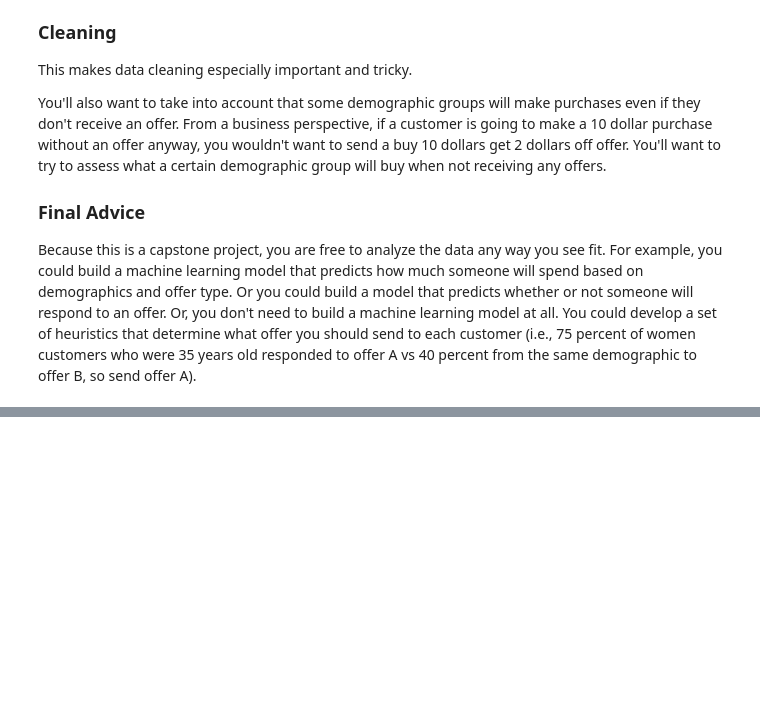
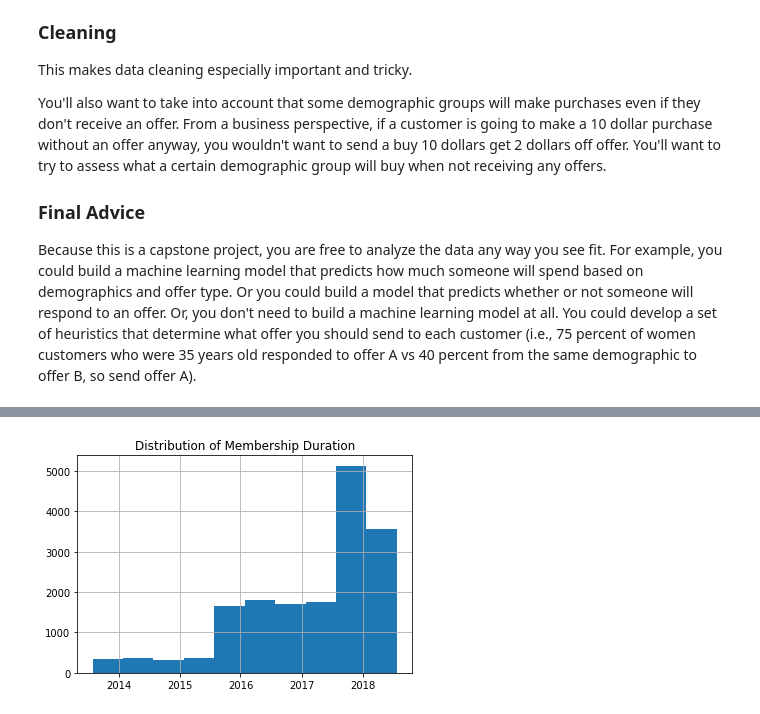
Before and after one commit to k-bosko/Starbucks_rewards, a Jupyter notebook: Starbucks_Capstone_notebook.ipynb, the cells around one changed output, grey strips where cells are left out. Cells and saved outputs as stored; diff of their text form; code cells hidden in the pictures; blank space fills up the shorter version.

```diff
--- a/Starbucks_Capstone_notebook.ipynb
+++ b/Starbucks_Capstone_notebook.ipynb
@@ -86,0 +186,3 @@ transcript = pd.read_json('data/transcript.json', orient='records', lines=True)
+# %%
+# Replace NoneType with Nans in gender column
+profile.gender.fillna(value=np.nan, inplace=True)
@@ -86,0 +193,9 @@ transcript = pd.read_json('data/transcript.json', orient='records', lines=True)
+# %%
+# Replace 118 with Nans in age column:
+profile.age.replace(118, np.nan, inplace=True)
+# %%
+#Change type of 'became_member_on' column from int to time:
+profile.became_member_on = pd.to_datetime(profile.became_member_on.astype(str), format="%Y/%m/%d")
+# %%
+# Reencode 'gender' as dummies:
+profile = pd.concat([profile, pd.get_dummies(profile['gender'])], axis=1)
@@ -86,0 +226,5 @@ transcript = pd.read_json('data/transcript.json', orient='records', lines=True)
+# %%
+profile.became_member_on.hist();
+plt.title("Distribution of Membership Duration");
+# %% [output]
+[figure, added]
```
Also changed, not shown: parts of 68 cells of this notebook.
